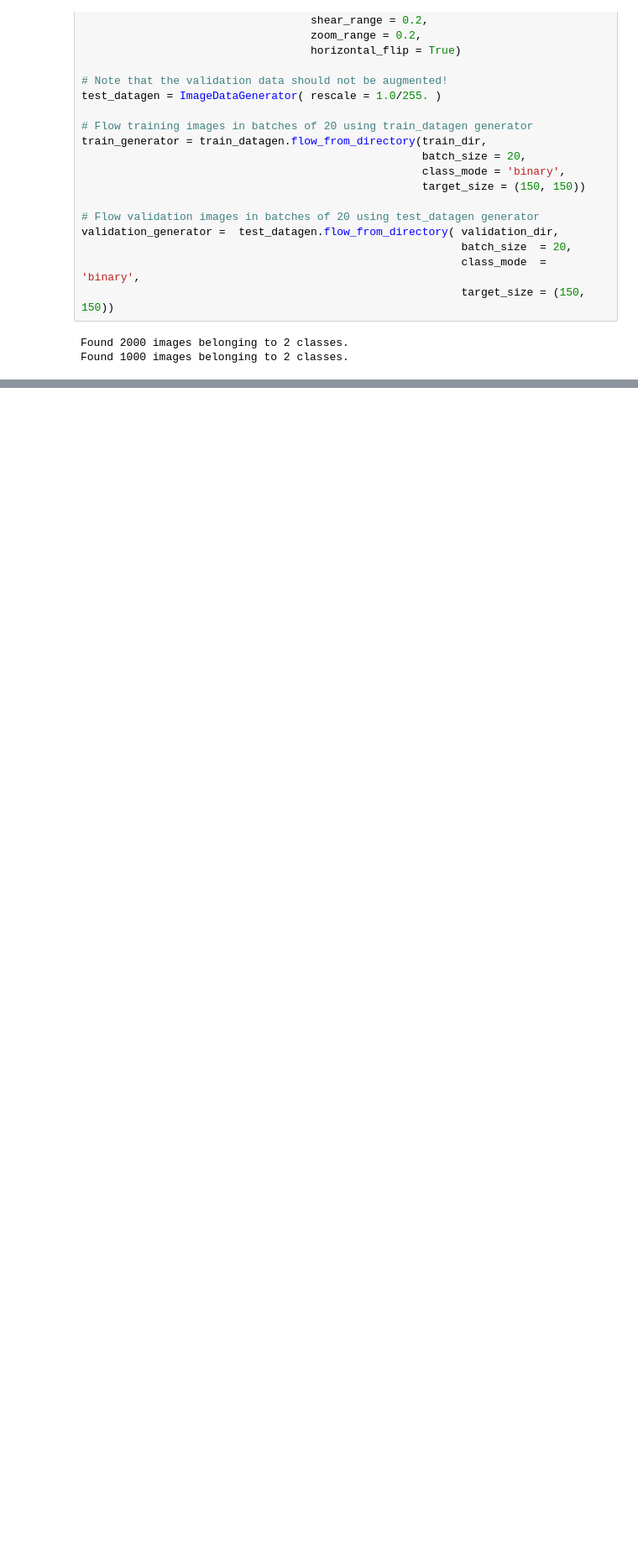
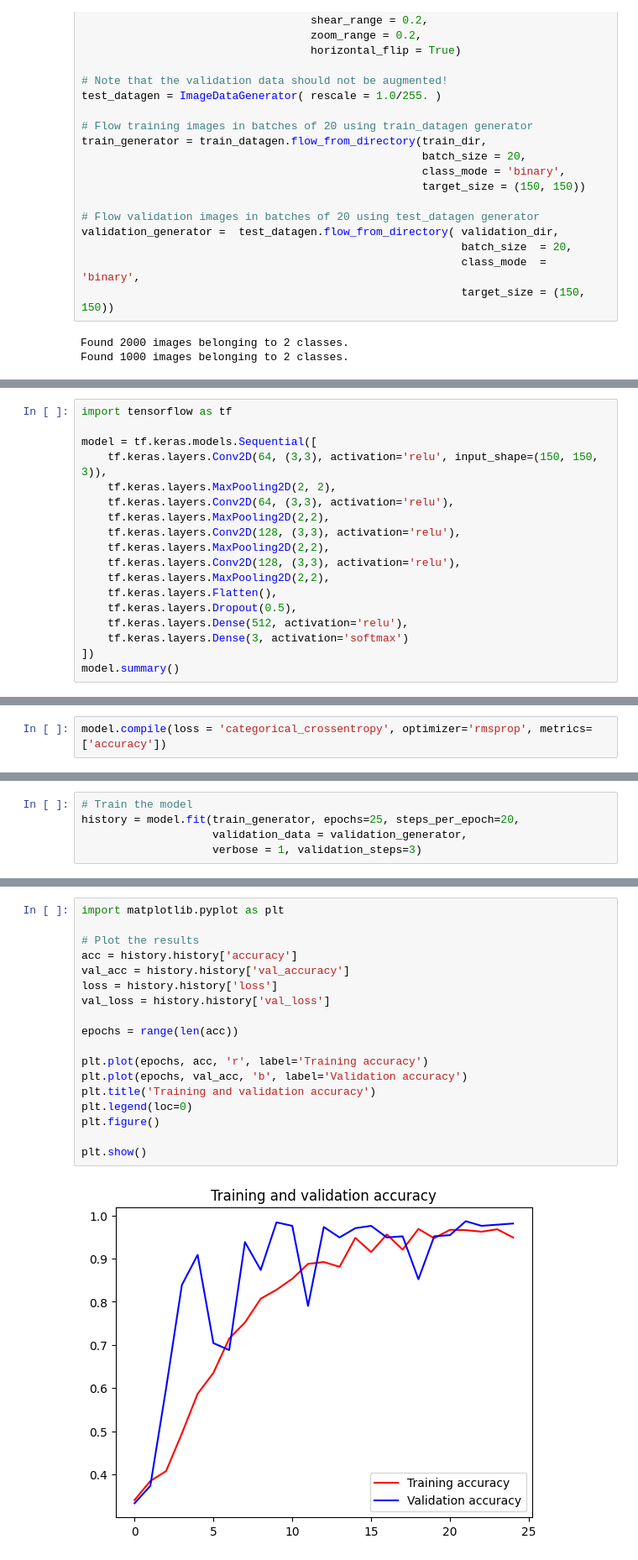
Before and after one commit to Midnight-ML/practice, a Jupyter notebook: TF_practice/03_CNNPlus.ipynb, the cells around one changed output, grey strips where cells are left out. Shown: that part at 84% size. Cells and saved outputs as stored; diff of their text form; blank space fills up the shorter version.

```diff
--- a/TF_practice/03_CNNPlus.ipynb
+++ b/TF_practice/03_CNNPlus.ipynb
@@ -384,0 +508,18 @@ plt.show()
+# %%
+import tensorflow as tf
+
+model = tf.keras.models.Sequential([
+    tf.keras.layers.Conv2D(64, (3,3), activation='relu', input_shape=(150, 150, 3)),
+    tf.keras.layers.MaxPooling2D(2, 2),
+    tf.keras.layers.Conv2D(64, (3,3), activation='relu'),
+    tf.keras.layers.MaxPooling2D(2,2),
+    tf.keras.layers.Conv2D(128, (3,3), activation='relu'),
+    tf.keras.layers.MaxPooling2D(2,2),
+    tf.keras.layers.Conv2D(128, (3,3), activation='relu'),
+    tf.keras.layers.MaxPooling2D(2,2),
+    tf.keras.layers.Flatten(),
+    tf.keras.layers.Dropout(0.5),
+    tf.keras.layers.Dense(512, activation='relu'),
+    tf.keras.layers.Dense(3, activation='softmax')
+])
+model.summary()
@@ -384,0 +544,2 @@ plt.show()
+# %%
+model.compile(loss = 'categorical_crossentropy', optimizer='rmsprop', metrics=['accuracy'])
@@ -384,0 +579,5 @@ plt.show()
+# %%
+# Train the model
+history = model.fit(train_generator, epochs=25, steps_per_epoch=20,
+                    validation_data = validation_generator,
+                    verbose = 1, validation_steps=3)
@@ -384,0 +602,20 @@ plt.show()
+# %%
+import matplotlib.pyplot as plt
+
+# Plot the results
+acc = history.history['accuracy']
+val_acc = history.history['val_accuracy']
+loss = history.history['loss']
+val_loss = history.history['val_loss']
+
+epochs = range(len(acc))
+
+plt.plot(epochs, acc, 'r', label='Training accuracy')
+plt.plot(epochs, val_acc, 'b', label='Validation accuracy')
+plt.title('Training and validation accuracy')
+plt.legend(loc=0)
+plt.figure()
+
+plt.show()
+# %% [output]
+[figure, added]
```
Also changed, not shown: parts of 28 cells of this notebook, 2 other files.
